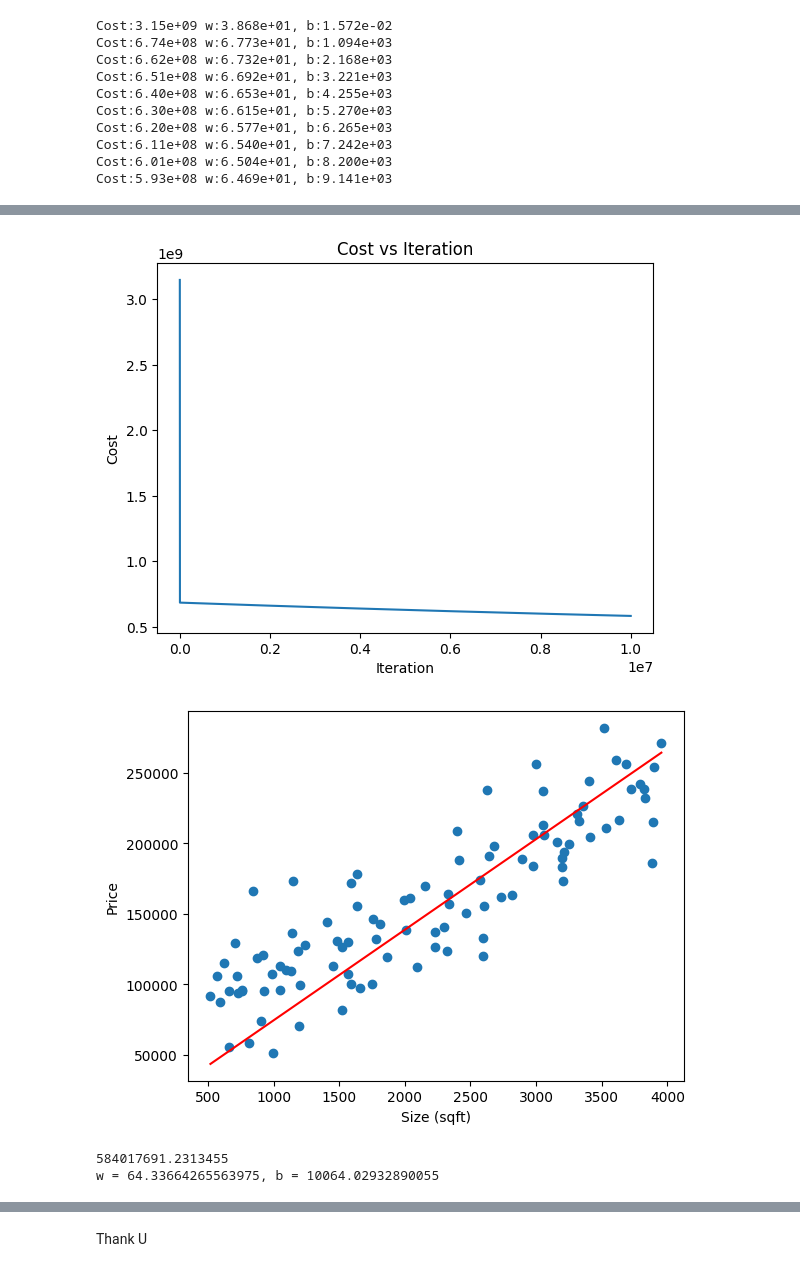
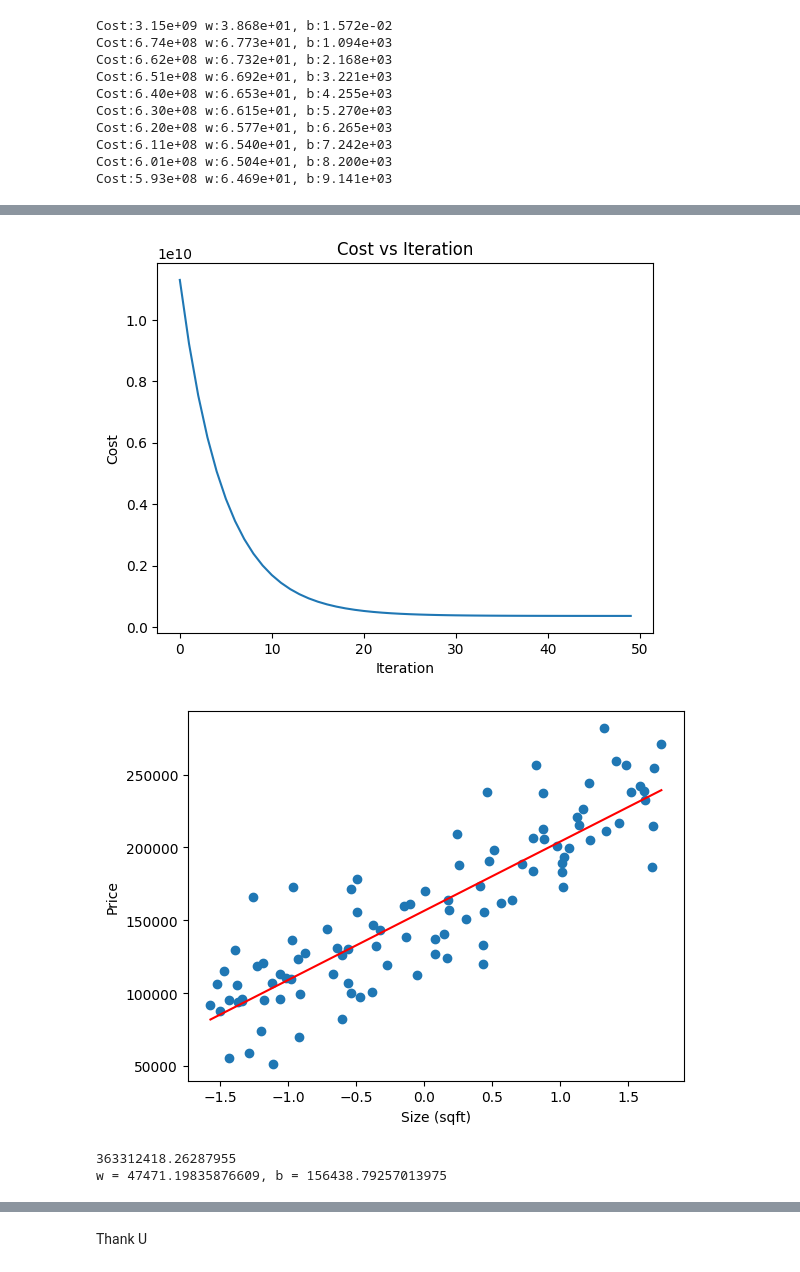
Before and after one commit to Hoshang-Warfade/ML-Practice, a Jupyter notebook: Linear Regression/Linear_Regression_First_Implemenation.ipynb, the cells around one changed output, grey strips where cells are left out. Drawn from its saved outputs; the diff is of its cells as text; code cells hidden in the pictures.

Commit message:
Mutiple Linear Regression and Gradient Descent After Feature Scaling

```diff
--- a/Linear Regression/Linear_Regression_First_Implemenation.ipynb
+++ b/Linear Regression/Linear_Regression_First_Implemenation.ipynb
@@ -93,3 +93,16 @@ Cost:6.20e+08 w:6.577e+01, b:6.265e+03
 Cost:6.11e+08 w:6.540e+01, b:7.242e+03
 Cost:6.01e+08 w:6.504e+01, b:8.200e+03
 Cost:5.93e+08 w:6.469e+01, b:9.141e+03
+# %%
+def normalize_data(X):
+    mu=np.mean(X)
+    sigma=np.std(X)
+    X_norm=(X-mu)/sigma
+    return X_norm
+# %%
+w_in=0
+b_in=0
+alpha=0.1
+iteration=50
+X_scaled=normalize_data(X)
+J_history,p_history,w,b=perform_gradient_descent(X_scaled,Y,m,calculate_gradient,computecost,w_in,b_in,alpha,iteration)
@@ -100,19 +129,19 @@ plt.ylabel('Cost')
 plt.title('Cost vs Iteration')
 plt.show()
 # %% [output]
-[figure, old version]
+[figure, new version]
 # %%
-plt.scatter(X, Y)
-plt.plot(X, w*X + b, color='red')
+plt.scatter(X_scaled, Y)
+plt.plot(X_scaled, w*X_scaled + b, color='red')
 plt.xlabel('Size (sqft)')
 plt.ylabel('Price')
 plt.show()
 # %% [output]
-[figure, old version]
+[figure, new version]
 # %%
 print(J_history[-1])
 print(f"w = {w}, b = {b}")
 # %% [output]
-584017691.2313455
-w = 64.33664265563975, b = 10064.02932890055
+363312418.26287955
+w = 47471.19835876609, b = 156438.79257013975
 # %%
```
Also changed, not shown: parts of 8 cells of this notebook.
